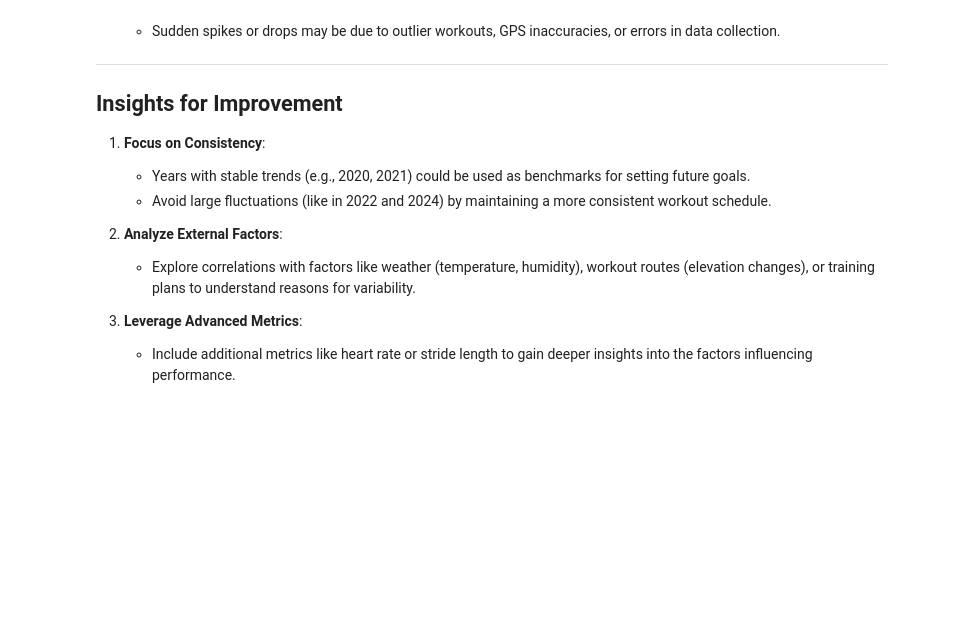
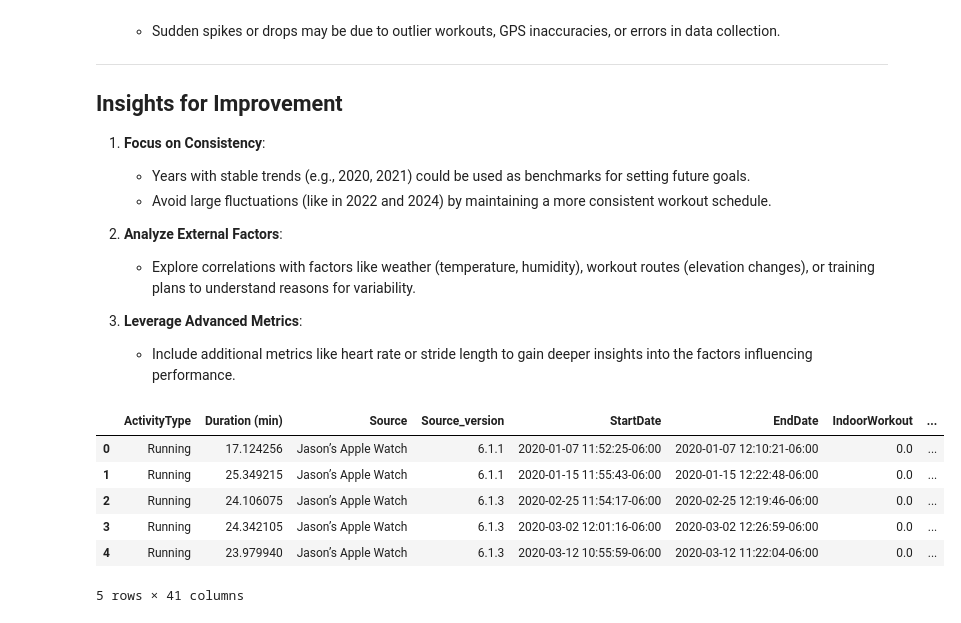
Before and after one commit to Jalley22/apple-health-run-analysis, a Jupyter notebook: 2_eda_workout_trends.ipynb, the cells around one changed output. Saved outputs shown, nothing was run; the diff lists cells and outputs as text; code cells hidden in the pictures; blank space fills up the shorter version.

```diff
--- a/2_eda_workout_trends.ipynb
+++ b/2_eda_workout_trends.ipynb
@@ -440,3 +440,13 @@ plt.show()
 
 3. **Leverage Advanced Metrics**:
    - Include additional metrics like heart rate or stride length to gain deeper insights into the factors influencing performance.
+# %%
+corrected_workouts.head()
+# %% [output]
+|  | ActivityType | Duration (min) | Source | Source_version | StartDate | EndDate | IndoorWorkout | ... |
+| 0 | Running | 17.124256 | Jason’s Apple Watch | 6.1.1 | 2020-01-07 11:52:25-06:00 | 2020-01-07 12:10:21-06:00 | 0.0 | ... |
+| 1 | Running | 25.349215 | Jason’s Apple Watch | 6.1.1 | 2020-01-15 11:55:43-06:00 | 2020-01-15 12:22:48-06:00 | 0.0 | ... |
+| 2 | Running | 24.106075 | Jason’s Apple Watch | 6.1.3 | 2020-02-25 11:54:17-06:00 | 2020-02-25 12:19:46-06:00 | 0.0 | ... |
+| 3 | Running | 24.342105 | Jason’s Apple Watch | 6.1.3 | 2020-03-02 12:01:16-06:00 | 2020-03-02 12:26:59-06:00 | 0.0 | ... |
+| 4 | Running | 23.979940 | Jason’s Apple Watch | 6.1.3 | 2020-03-12 10:55:59-06:00 | 2020-03-12 11:22:04-06:00 | 0.0 | ... |
+5 rows × 41 columns
```
Also changed, not shown: parts of 9 cells of this notebook.
